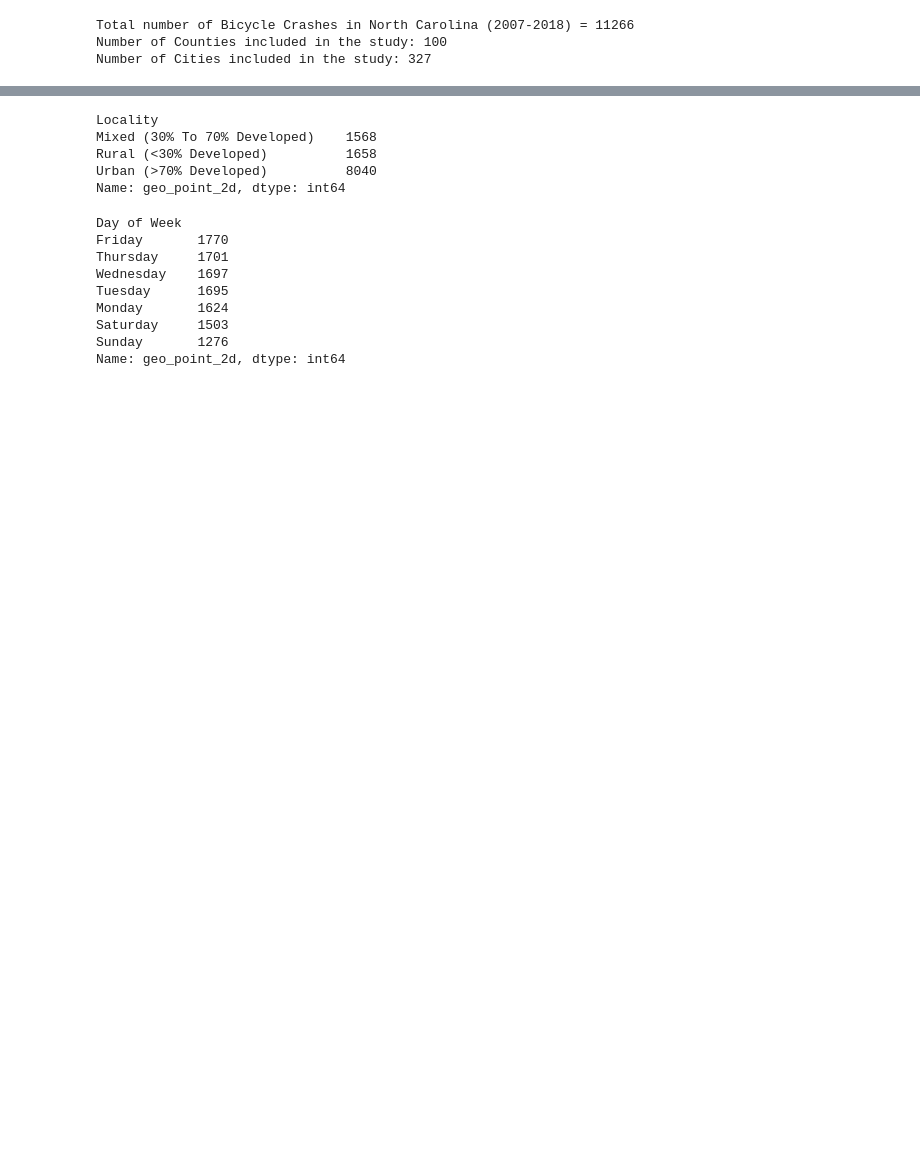
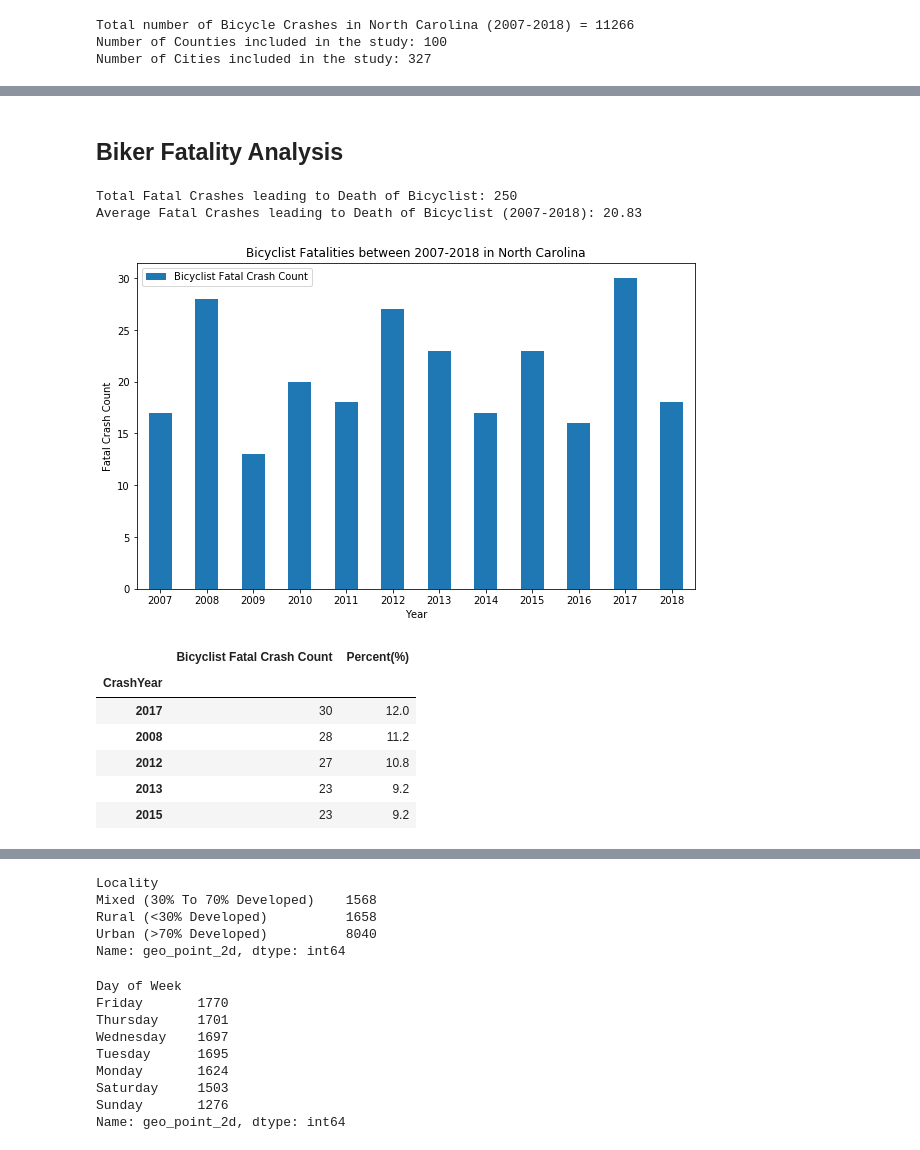
Before and after one commit to waghrayrashi/project-1, a Jupyter notebook: cyclist-analysis.ipynb, the cells around one changed output, grey strips where cells are left out. Drawn from its saved outputs; the diff is of its cells as text; code cells hidden in the pictures; blank space fills up the shorter version.

Commit message:
fatality analysis updated

```diff
--- a/cyclist-analysis.ipynb
+++ b/cyclist-analysis.ipynb
@@ -594,0 +209,6 @@ Total Crashes: 11266
+# %%
+# Identify crashes where Bicyclist was killed
+biker_killed = crash_data.loc[crash_data["BikeInjury"] == "K: Killed",:]
+biker_killed
+
+# 250 crashes resulted in biker being killed
@@ -594,0 +240,48 @@ Total Crashes: 11266
+# %% [markdown]
+## Biker Fatality Analysis
+# %%
+# Fatal Crash count grouped by Crash year
+biker_killed_by_year = biker_killed.groupby(["CrashYear"])["geo_point_2d"].count()
+# biker_killed_by_year
+
+biker_killed_by_year_df = pd.DataFrame(biker_killed_by_year)
+biker_killed_by_year_df.rename(columns = {"geo_point_2d": "Bicyclist Fatal Crash Count"}, inplace = True)
+
+
+mean_biker_killed_by_year = round(biker_killed_by_year_df["Bicyclist Fatal Crash Count"].mean(), 2)
+total_biker_killed = round(biker_killed_by_year_df["Bicyclist Fatal Crash Count"].sum(), 2)
+
+biker_killed_by_year_df["Percent(%)"] = ""
+
+for row in range(len(biker_killed_by_year_df)):
+    biker_killed_by_year_df["Percent(%)"] = round((biker_killed_by_year_df["Bicyclist Fatal Crash Count"] / total_biker_killed)*100, 2)
+
+print(f"Total Fatal Crashes leading to Death of Bicyclist: {total_biker_killed}")
+print(f"Average Fatal Crashes leading to Death of Bicyclist (2007-2018): {mean_biker_killed_by_year}")
+
+# Create a bar plot for fatal crashes over time
+ax = biker_killed_by_year_df.plot(kind='bar', y = "Bicyclist Fatal Crash Count",
+                                  figsize = (10,6), subplots = True, rot=0)
+
+plt.title("Bicyclist Fatalities between 2007-2018 in North Carolina")
+plt.xlabel("Year")
+plt.ylabel("Fatal Crash Count")
+
+# Save the bar plot for crashes over time
+plt.savefig("Output/BikerKilledOverTime.png")
+
+# Display the bar plot for crashes over time
+plt.show()
+
+biker_killed_by_year_df.sort_values(by="Bicyclist Fatal Crash Count", ascending=False).head()
+# %% [output]
+Total Fatal Crashes leading to Death of Bicyclist: 250
+Average Fatal Crashes leading to Death of Bicyclist (2007-2018): 20.83
+[figure, added]
+|  | Bicyclist Fatal Crash Count | Percent(%) |
+| CrashYear |  |  |
+| 2017 | 30 | 12.0 |
+| 2008 | 28 | 11.2 |
+| 2012 | 27 | 10.8 |
+| 2013 | 23 | 9.2 |
+| 2015 | 23 | 9.2 |
```
Also changed, not shown: parts of 62 cells of this notebook, 22 other files.
